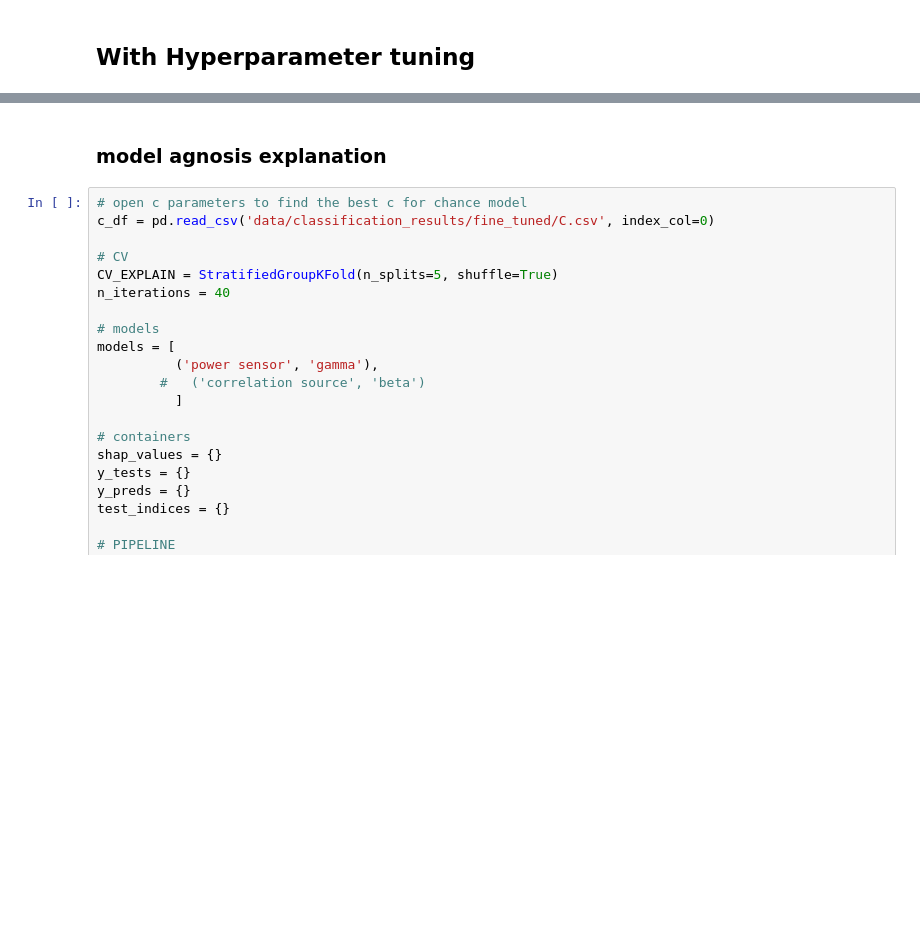
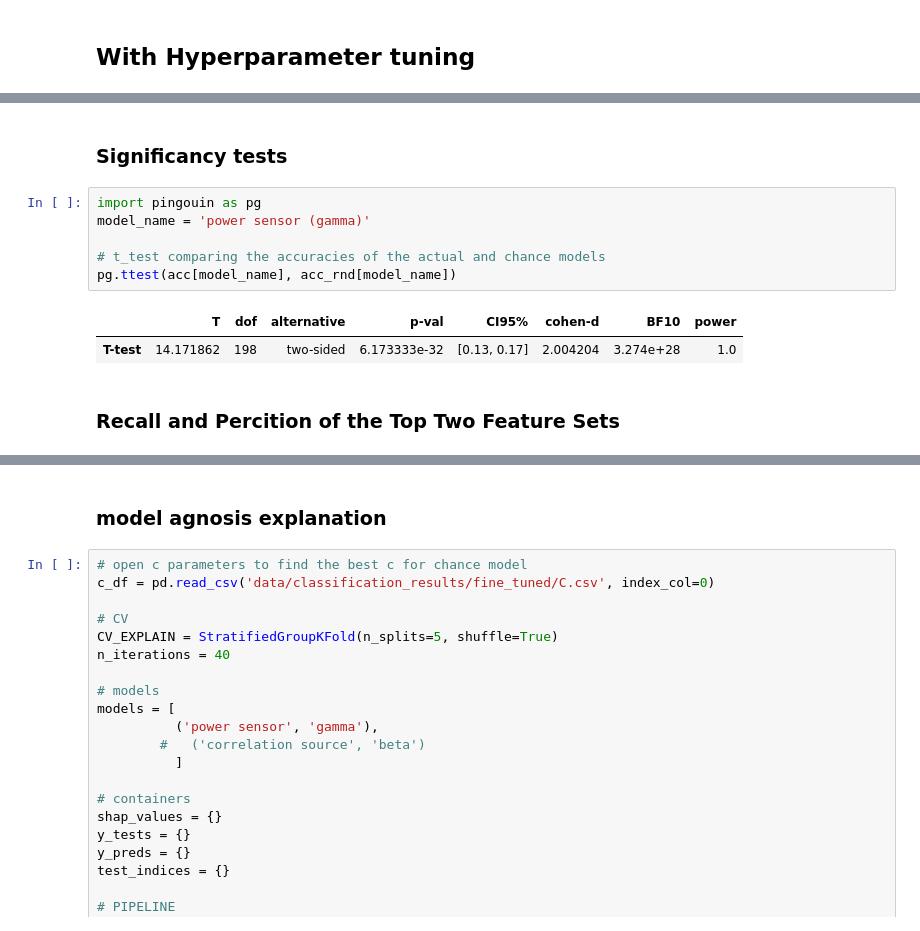
Before and after one commit to Yeganehfrh/SugNet, a Jupyter notebook: notebooks/nested_cross_validation.ipynb, the cells around one changed output, grey strips where cells are left out. Cells and saved outputs as stored; diff of their text form; blank space fills up the shorter version.

```diff
--- a/notebooks/nested_cross_validation.ipynb
+++ b/notebooks/nested_cross_validation.ipynb
@@ -309,0 +325,13 @@ plt.show()
+# %% [markdown]
+### Significancy tests
+# %%
+import pingouin as pg
+model_name = 'power sensor (gamma)'
+
+# t_test comparing the accuracies of the actual and chance models
+pg.ttest(acc[model_name], acc_rnd[model_name])
+# %% [output]
+|  | T | dof | alternative | p-val | CI95% | cohen-d | BF10 | power |
+| T-test | 14.171862 | 198 | two-sided | 6.173333e-32 | [0.13, 0.17] | 2.004204 | 3.274e+28 | 1.0 |
+# %% [markdown]
+### Recall and Percition of the Top Two Feature Sets
```
Also changed, not shown: parts of 8 cells of this notebook.
